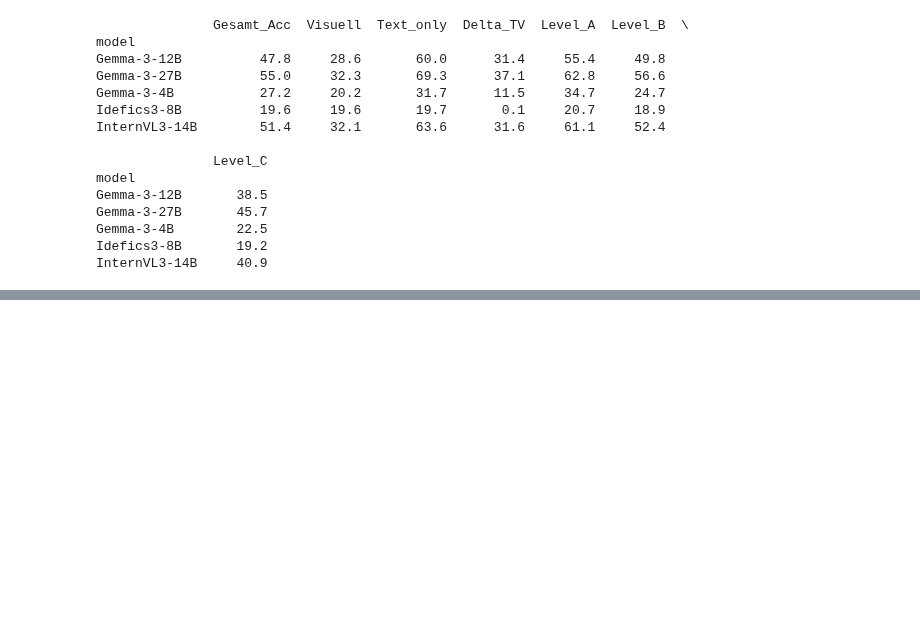
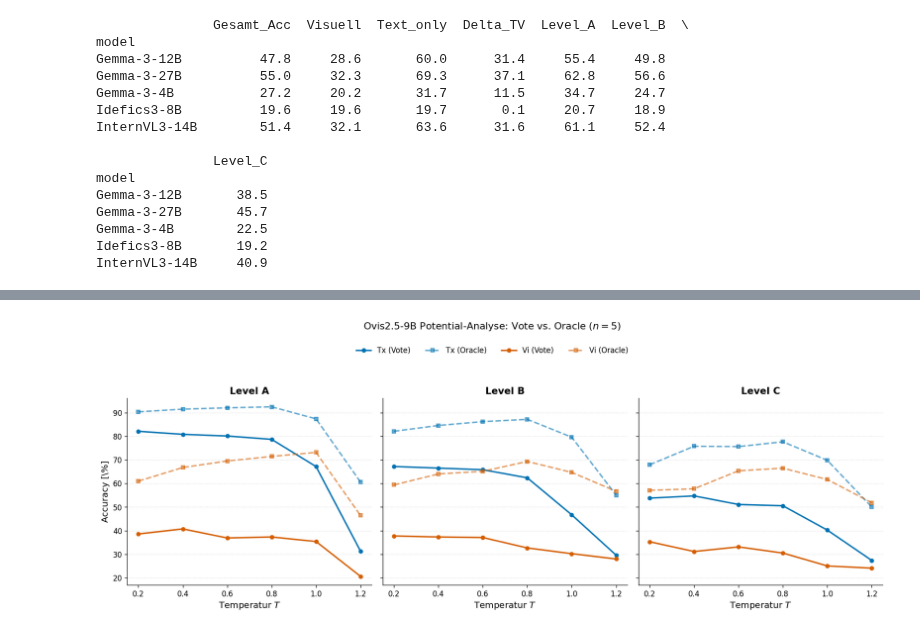
Before and after one commit to hugson-d/studienarbeit_vlm_dfki, a Jupyter notebook: eval_results.ipynb, the cells around one changed output, grey strips where cells are left out. Cells and saved outputs as stored; diff of their text form; code cells hidden in the pictures; blank space fills up the shorter version.

```diff
--- a/eval_results.ipynb
+++ b/eval_results.ipynb
@@ -1798,3 +1789,7 @@ results = df_combined.groupby(['model', 'modality']).apply(calculate_metrics).re
 results_pivot = results.pivot(index='model', columns='modality')
 # %%
 results_pivot.to_clipboard()
+# %%
+df = df3.copy()
+# %%
+df = df[df['model'].str.startswith('Qwen3')]
@@ -1800,0 +2682,82 @@ results_pivot.to_clipboard()
+# %%
+import matplotlib.pyplot as plt
+import matplotlib as mpl
+import pandas as pd
+import numpy as np
+
+# -------------------------
+# Robustes Oracle-Handling
+# -------------------------
+def check_oracle(row):
+    """Prüft sicher, ob die Antwort in der Distribution ist."""
+    dist = row['vote_distribution']
+    # Falls dist None, NaN oder kein Dictionary ist
+    if not isinstance(dist, dict):
+        return False
+    return row['ground_truth'] in dist
+
+# -------------------------
+# Plot Funktion (Korrigiert)
+# -------------------------
+def plot_potential_comparison_difficulty(df, save_path=None):
+    set_paper_style() # Nutzt Ihre definierte Funktion
+
+    df = df.copy()
+    # Sicherstellung der Oracle-Spalte ohne Absturz
+    df['is_oracle_correct'] = df.apply(check_oracle, axis=1)
+
+    levels = ["A", "B", "C"]
+    # Layout auf 1x3 Panels
+    fig, axes = plt.subplots(1, 3, figsize=(15, 5), sharey=True)
+
+    for i, lvl in enumerate(levels):
+        ax = axes[i]
+        subset_lvl = df[df['difficulty'] == lvl]
+
+        # Iteration über Modalitäten
+        for is_tx, label_mod, color in [(True, "Tx", OKABE_ITO["blue"]),
+                                         (False, "Vi", OKABE_ITO["orange"])]:
+
+            # Daten für die jeweilige Modalität filtern
+            mod_data = subset_lvl[subset_lvl['is_text_only'] == is_tx]
+
+            if mod_data.empty:
+                continue
+
+            # Aggregation pro Temperatur
+            data = mod_data.groupby('temperature').agg({
+                'is_correct': lambda s: 100.0 * s.mean(),
+                'is_oracle_correct': lambda s: 100.0 * s.mean()
+            }).sort_index()
+
+            # Plotting: Majority Vote (Durchgezogen)
+            ax.plot(data.index, data['is_correct'], marker='o', color=color,
+                    label=f"{label_mod} (Vote)", markersize=5)
+
+            # Plotting: Oracle (Gestrichelt)
+            ax.plot(data.index, data['is_oracle_correct'], marker='s', linestyle='--', color=color,
+                    alpha=0.6, label=f"{label_mod} (Oracle)", markersize=5)
+
+        ax.set_title(f"Level {lvl}", fontweight='bold')
+        ax.set_xlabel(r"Temperatur $T$")
+        ax.set_xticks([0.2, 0.4, 0.6, 0.8, 1.0, 1.2])
+        style_cartesian_ax(ax) # Nutzt Ihre definierte Funktion
+
+    axes[0].set_ylabel(r"Accuracy [\%]")
+
+    # Legende optimiert für 1.12 y-position (analog zu Ihren anderen Plots)
+    handles, labels = axes[0].get_legend_handles_labels()
+    fig.legend(handles, labels, loc='upper center', bbox_to_anchor=(0.5, 1.05),
+               ncol=4, frameon=False)
+
+    fig.suptitle(r"Ovis2.5-9B Potential-Analyse: Vote vs. Oracle ($n=5$)", y=1.12)
+    plt.tight_layout(rect=[0, 0, 1, 0.98])
+
+    if save_path:
+        plt.savefig(save_path)
+    plt.show()
+
+# Aufruf
+plot_potential_comparison_difficulty(df4)
+# %% [output]
+[figure, added]
```
Also changed, not shown: parts of 16 cells of this notebook, 26 other files.
